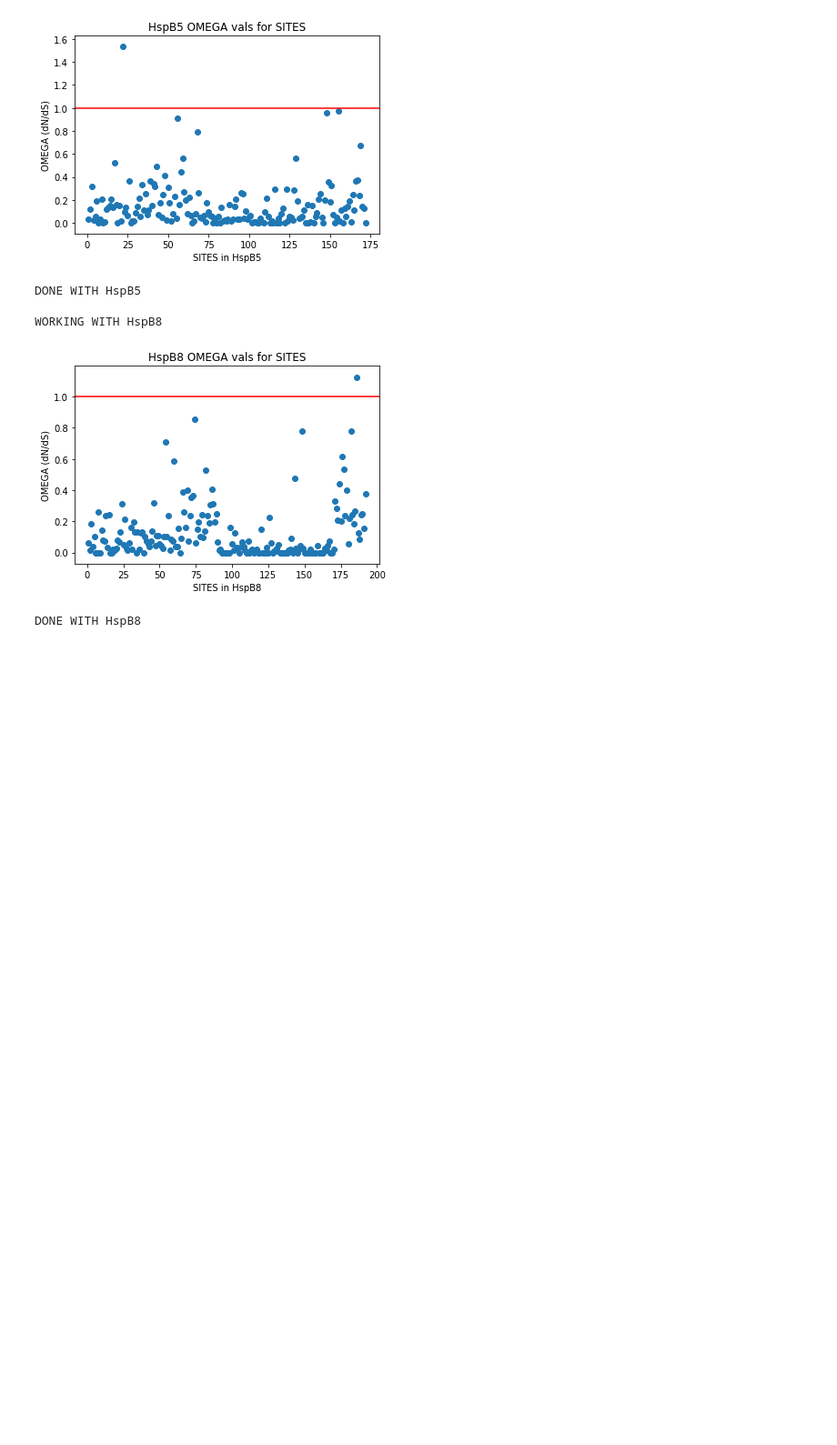
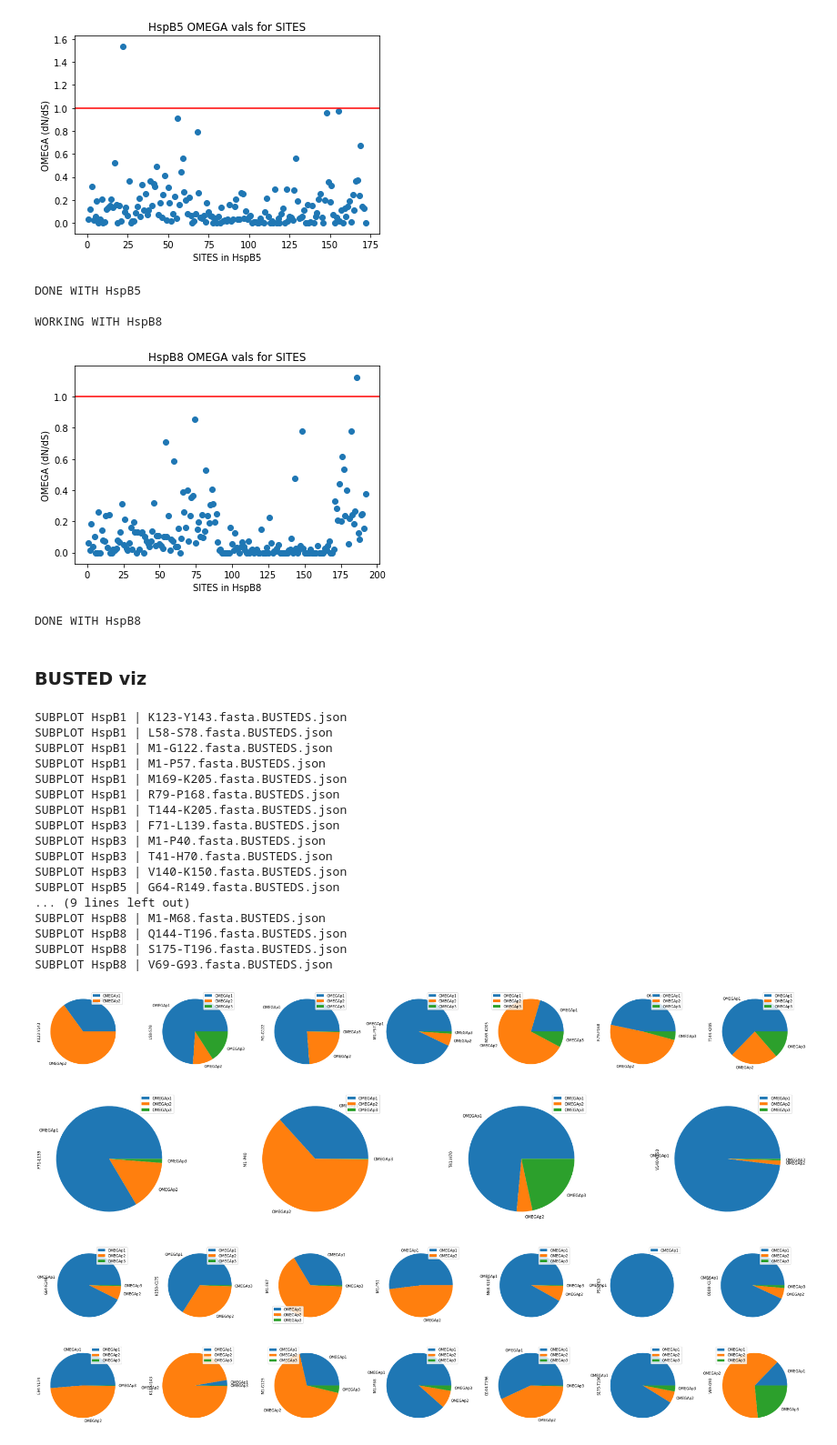
Before and after one commit to aglucaci/sHSPs, a Jupyter notebook: viz.ipynb, the cells around one changed output. Shown: that part at 91% size. Drawn from its saved outputs; the diff is of its cells as text; code cells hidden in the pictures; blank space fills up the shorter version.

Commit message:
added BUSTEDs pngs

```diff
--- a/viz.ipynb
+++ b/viz.ipynb
@@ -139,3 +143,82 @@ DONE WITH HspB5
 WORKING WITH HspB8
 [figure]
 DONE WITH HspB8
+# %% [markdown]
+### BUSTED viz
+# %%
+
+
+#data_dict = {}
+#col_count = 1
+
+for key, val in list(GENES.items()):
+    ## make a plot for each gene here with all subsections here ##
+    fig = make_subplots(rows=1, cols=7, specs=[[{"type": "pie"}, {"type": "pie"}, {"type": "pie"}, {"type": "pie"}, {"type": "pie"}, {"type": "pie"}, {"type": "pie"}]])
+
+    data_dict = {}
+    col_count = 1
+    for section in val:
+        print(f"SUBPLOT {key} | {section}")
+
+        temp = {}
+
+        busted_file = "data/%s/sections/%s-mRNA_%s" % (key,key,section)
+        with open(busted_file, "r") as in_j:
+            json_data=json.load(in_j)
+
+        fits = json_data["fits"]["Unconstrained model"]
+        tested = fits["Rate Distributions"]["Test"]
+
+        o1, o1p, o2, o2p, o3, o3p = tested["0"]["omega"], tested["0"]["proportion"], tested["1"]["omega"], tested["1"]["proportion"], tested["2"]["omega"], tested["2"]["proportion"]
+
+        #temp[section.split(".fasta")[0]] = ((o1, o1p, o2, o2p, o3, o3p))
+        temp[section.split(".fasta")[0]] = ((o1p, o2p, o3p))
+        data_dict.update(temp)
+
+        #df = pd.DataFrame.from_dict(data_dict, orient="index")
+
+        #labels = df['name'].tolist()
+        #proportions = df["proportions"].tolist()
+        #values = df["value"].tolist()
+
+    #print(data_dict)
+
+    labels = ["OMEGAp1","OMEGAp2", "OMEGAp3"]
+
+    data = pd.DataFrame(data_dict, index=labels)
+    plot = data.plot.pie(subplots=True, figsize=(30, 5))
+
+    plt.tight_layout()
+    title = "%s BUSTEDS subplots" % key
+    plt.title = title
+
+
+
+    out_file = "data/%s_BUSTEDS_subplots.png" % key
+
+    #plt.legend(data, labels=labels, loc='upper center')
+
+
+    plt.savefig(out_file)
+# %% [output]
+SUBPLOT HspB1 | K123-Y143.fasta.BUSTEDS.json
+SUBPLOT HspB1 | L58-S78.fasta.BUSTEDS.json
+SUBPLOT HspB1 | M1-G122.fasta.BUSTEDS.json
+SUBPLOT HspB1 | M1-P57.fasta.BUSTEDS.json
+SUBPLOT HspB1 | M169-K205.fasta.BUSTEDS.json
+SUBPLOT HspB1 | R79-P168.fasta.BUSTEDS.json
+SUBPLOT HspB1 | T144-K205.fasta.BUSTEDS.json
+SUBPLOT HspB3 | F71-L139.fasta.BUSTEDS.json
+SUBPLOT HspB3 | M1-P40.fasta.BUSTEDS.json
+SUBPLOT HspB3 | T41-H70.fasta.BUSTEDS.json
+SUBPLOT HspB3 | V140-K150.fasta.BUSTEDS.json
+SUBPLOT HspB5 | G64-R149.fasta.BUSTEDS.json
+... (9 lines left out)
+SUBPLOT HspB8 | M1-M68.fasta.BUSTEDS.json
+SUBPLOT HspB8 | Q144-T196.fasta.BUSTEDS.json
+SUBPLOT HspB8 | S175-T196.fasta.BUSTEDS.json
+SUBPLOT HspB8 | V69-G93.fasta.BUSTEDS.json
+[figure, added]
+[figure, added]
+[figure, added]
+[figure, added]
```
Also changed, not shown: parts of 4 cells of this notebook, 18 other files.
